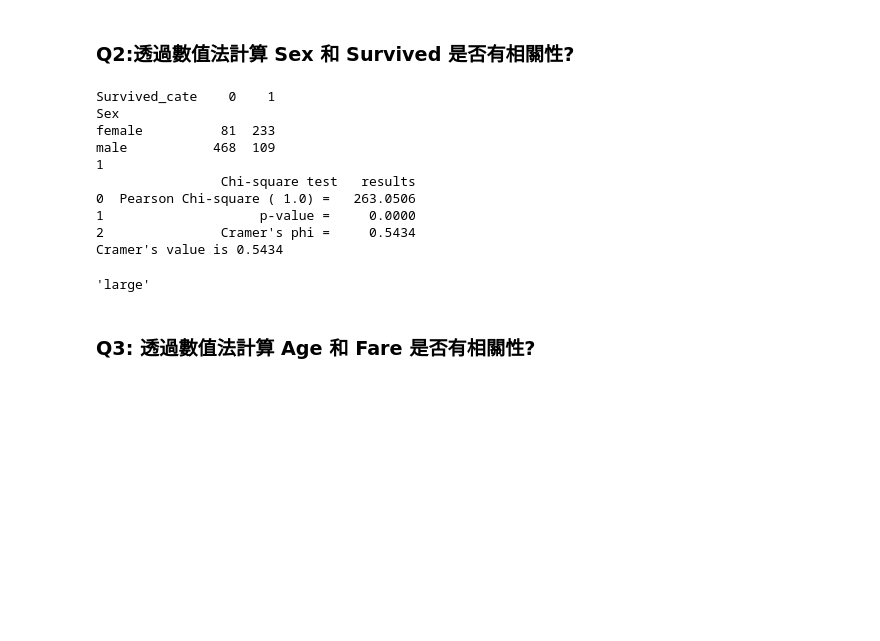
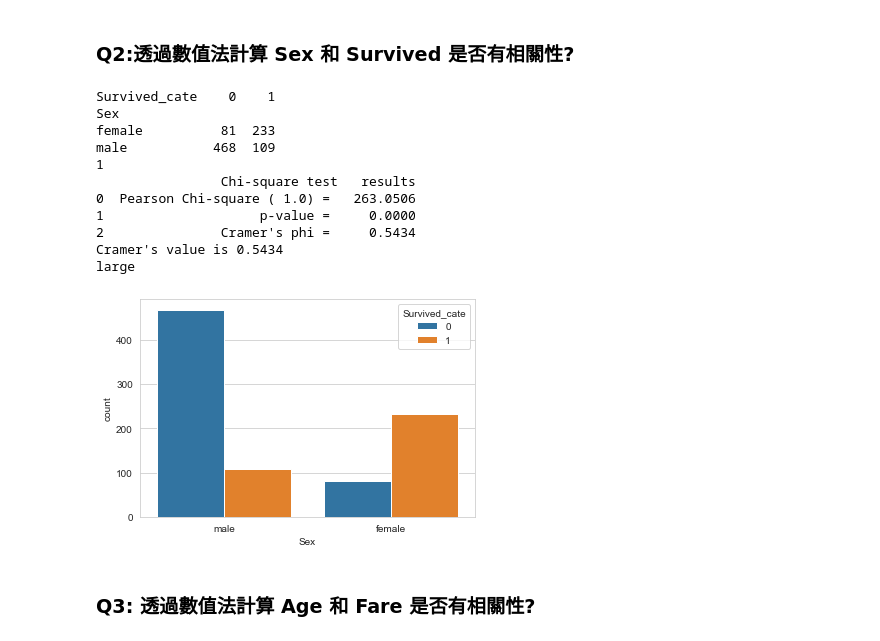
Before and after one commit to BrandonJan/-ML100Days, a Jupyter notebook: homework/HW39 探索性資料分析 (EDA) 探討變數之間的關係.ipynb, the cells around one changed output. Saved outputs shown, nothing was run; the diff lists cells and outputs as text; code cells hidden in the pictures; blank space fills up the shorter version.

```diff
--- a/homework/HW39 探索性資料分析 (EDA) 探討變數之間的關係.ipynb
+++ b/homework/HW39 探索性資料分析 (EDA) 探討變數之間的關係.ipynb
@@ -204,32 +206,35 @@ def judgment_CramerV(df,V):
         if V < 0.05:
             qual = 'negligible'
         elif V < 0.15:
             qual = 'small'
         elif V < 0.25:
             qual = 'medium'
         else:
             qual = 'large'
     else:
         if V < 0.05:
             qual = 'negligible'
         elif V < 0.13:
             qual = 'small'
         elif V < 0.22:
             qual = 'medium'
         else:
             qual = 'large'
     return(qual)
 
-judgment_CramerV(df,res.loc[2,'results'])
+print(judgment_CramerV(df,res.loc[2,'results']))
+sns.set_style('whitegrid')
+g= sns.countplot(x="Sex", hue="Survived_cate", data=df_train)
 # %% [output]
 Survived_cate    0    1
 Sex
 female          81  233
 male           468  109
 1
                 Chi-square test   results
 0  Pearson Chi-square ( 1.0) =   263.0506
 1                    p-value =     0.0000
 2               Cramer's phi =     0.5434
 Cramer's value is 0.5434
+large
-'large'
+[figure, added]
```
Also changed, not shown: parts of 3 cells of this notebook.
